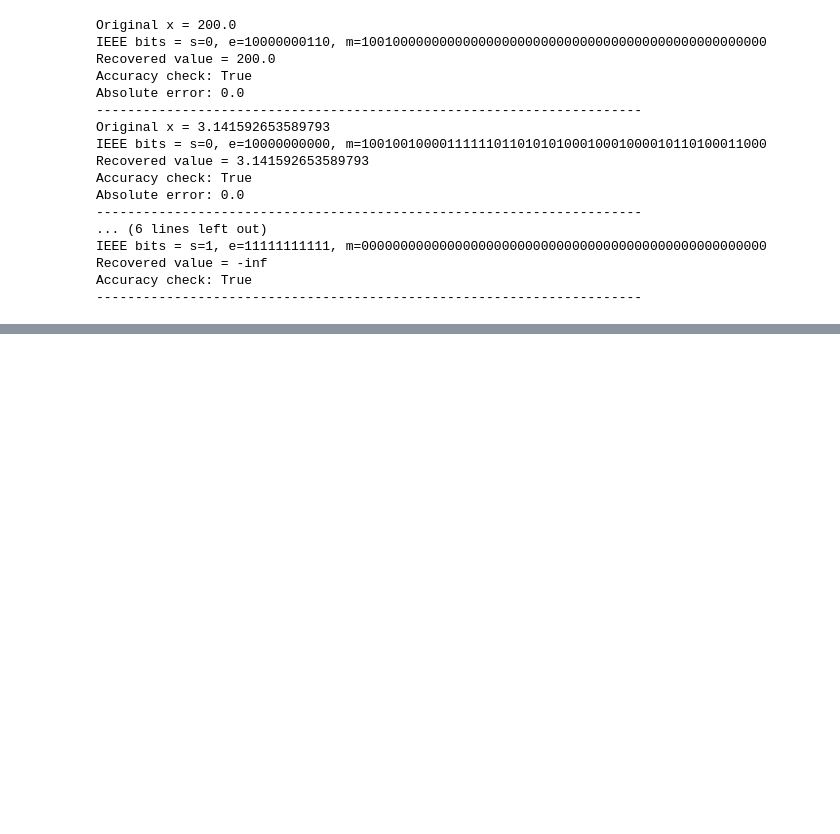
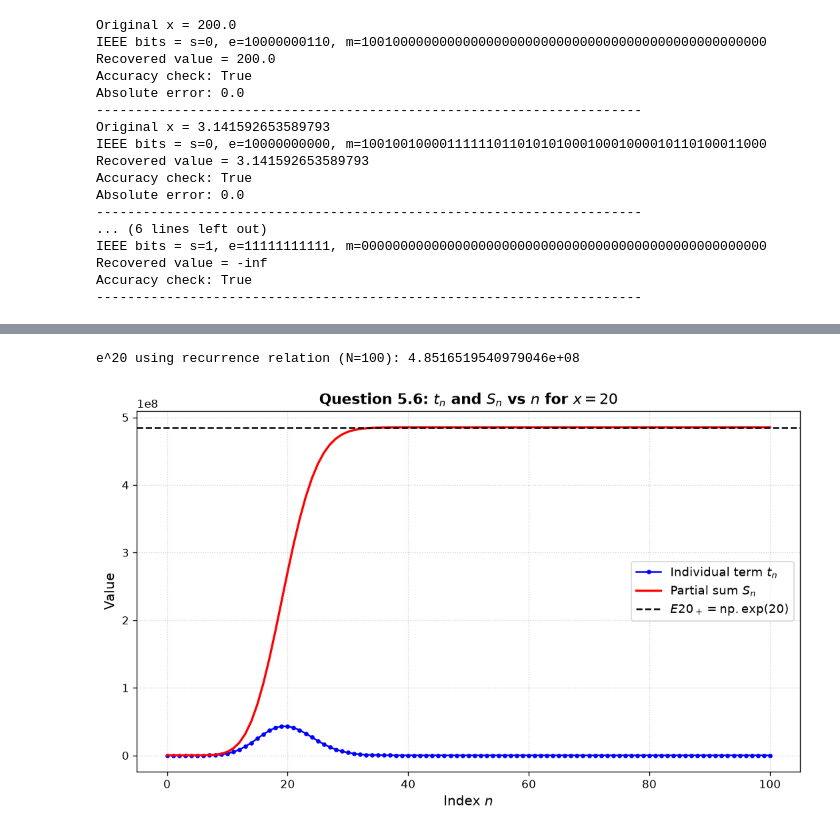
Before and after one commit to srivastava-ashutosh-physics/ashutosh_srivastava_numerical_methods_2026, a Jupyter notebook: Ashutosh_Srivastava_HW2_solution.ipynb, the cells around one changed output, grey strips where cells are left out. Cells and saved outputs as stored; diff of their text form; code cells hidden in the pictures; blank space fills up the shorter version.

```diff
--- a/Ashutosh_Srivastava_HW2_solution.ipynb
+++ b/Ashutosh_Srivastava_HW2_solution.ipynb
@@ -249,0 +729,29 @@ Accuracy check: True
+# %%
+# Q5 - Part 5
+n_20 = n_range
+t_20 = terms_rec_pos
+S_20 = sums_rec_pos
+
+print(f"e^20 using recurrence relation (N=100): {S_20[-1]:.16e}")
+# %% [output]
+e^20 using recurrence relation (N=100): 4.8516519540979046e+08
+# %%
+# qus5 (part6) - Publication-quality plot for e^20
+import matplotlib.pyplot as plt
+
+E20_plus = np.exp(20.0)
+
+plt.figure(figsize=(9, 5.5), dpi=120)
+plt.plot(n_20, t_20, 'b.-', label=r'Individual term $t_n$')
+plt.plot(n_20, S_20, 'r-', linewidth=2, label=r'Partial sum $S_n$')
+plt.axhline(E20_plus, color='k', linestyle='--', linewidth=1.5, label=r'$E20_+ = \mathrm{np.exp}(20)$')
+
+plt.xlabel(r'Index $n$', fontsize=12)
+plt.ylabel('Value', fontsize=12)
+plt.title(r'Question 5.6: $t_n$ and $S_n$ vs $n$ for $x = 20$', fontsize=13, fontweight='bold')
+plt.grid(True, linestyle=':', alpha=0.6)
+plt.legend(fontsize=11)
+plt.tight_layout()
+plt.show()
+# %% [output]
+[figure, added]
```
Also changed, not shown: parts of 31 cells of this notebook, 1 other file.
